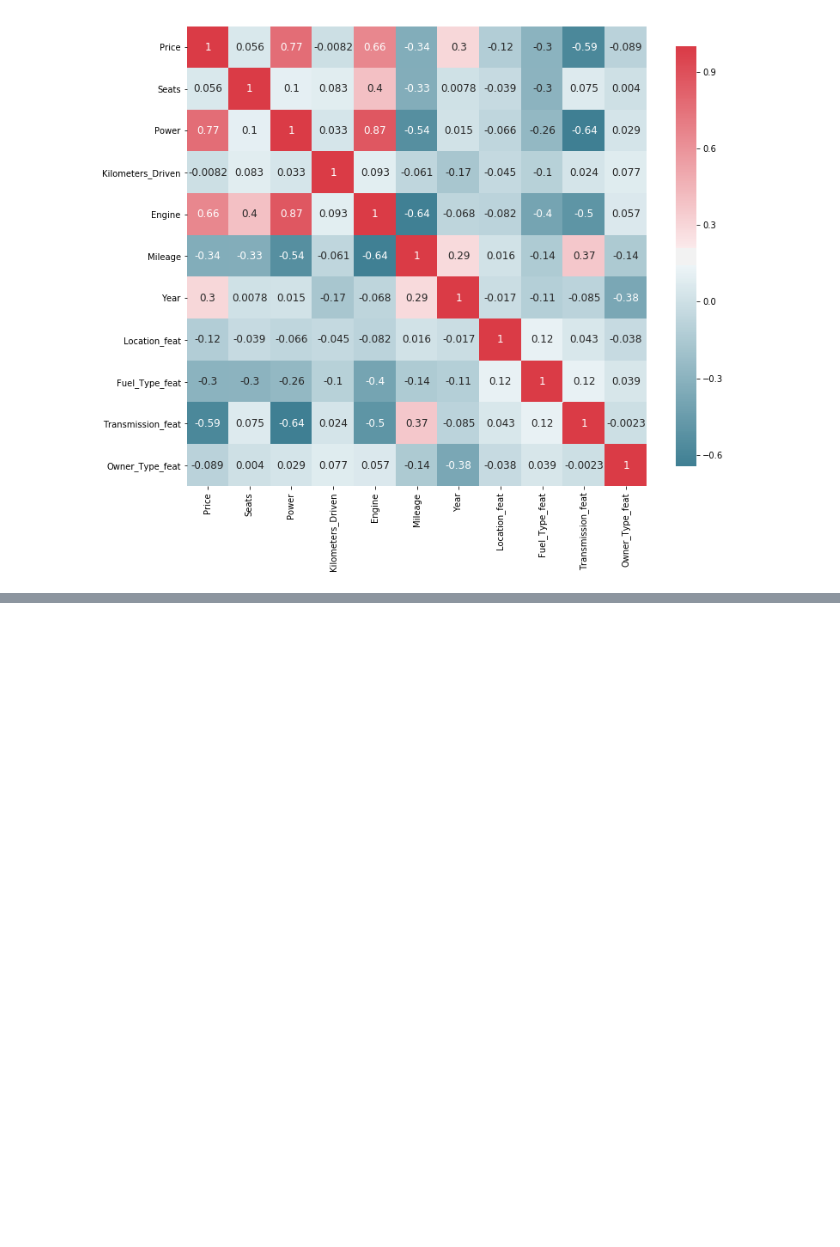
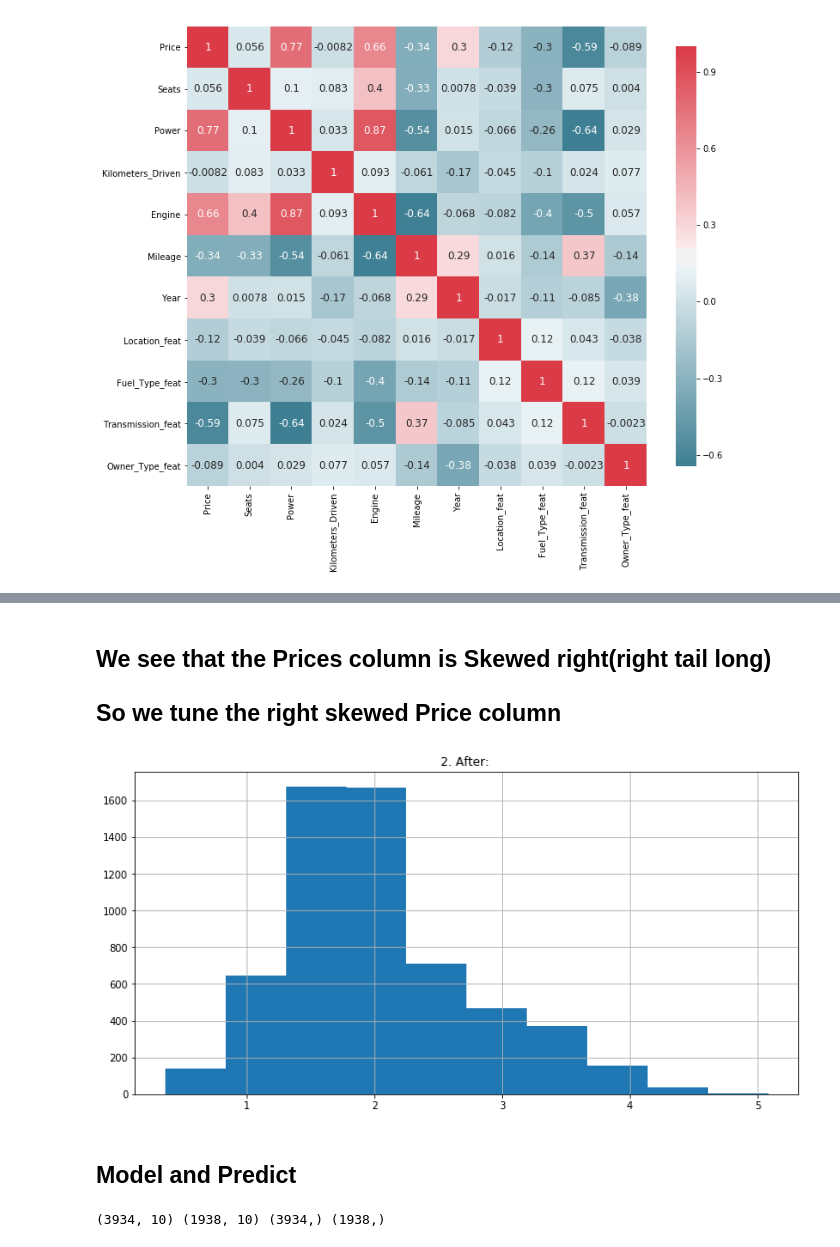
Before and after one commit to ddb95/Data_Science_and_ML_Projects, a Jupyter notebook: predictingUsedCars/PredictUsedCarsPrice.ipynb, the cells around one changed output, grey strips where cells are left out. Drawn from its saved outputs; the diff is of its cells as text; code cells hidden in the pictures; blank space fills up the shorter version.

Commit message:
Prediction and Main features identified

```diff
--- a/predictingUsedCars/PredictUsedCarsPrice.ipynb
+++ b/predictingUsedCars/PredictUsedCarsPrice.ipynb
@@ -533,0 +664,28 @@ labeled.corr()
+# %% [markdown]
+## We see that the Prices column is Skewed right(right tail long)
+## So we tune the right skewed Price column
+# %%
+prices_tuned = pd.DataFrame({"2. After: ": np.log1p(Y)})
+prices_tuned.hist()
+Y = np.log1p(Y)
+# %% [output]
+[figure, added]
+# %% [markdown]
+## Model and Predict
+# %%
+from sklearn.linear_model import LinearRegression, RidgeCV, Ridge, ElasticNet, Lasso, LassoCV, LassoLarsCV
+from sklearn.model_selection import cross_val_score, train_test_split
+
+
+def cv_rmse(model, x, y):
+    r = np.sqrt(-cross_val_score(model, x, y, scoring="neg_mean_squared_error", cv = 5))
+    return r
+
+# Percent of Data to be set as training set
+test_size = 0.33
+
+# Split into training and validation
+X_train, X_val, Y_train, Y_val = train_test_split(X, Y, test_size=test_size, random_state=3)
+print(X_train.shape, X_val.shape, Y_train.shape, Y_val.shape)
+# %% [output]
+(3934, 10) (1938, 10) (3934,) (1938,)
```
Also changed, not shown: parts of 34 cells of this notebook.
